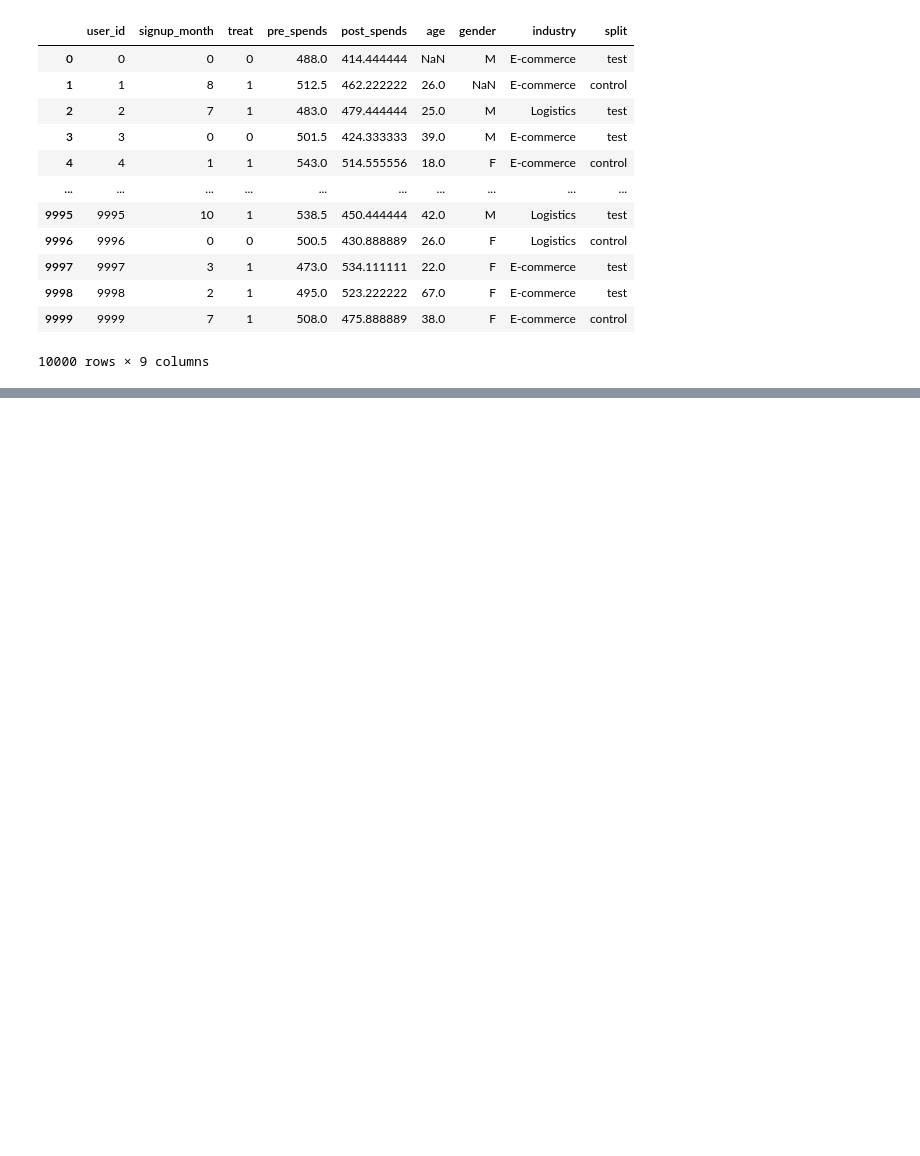
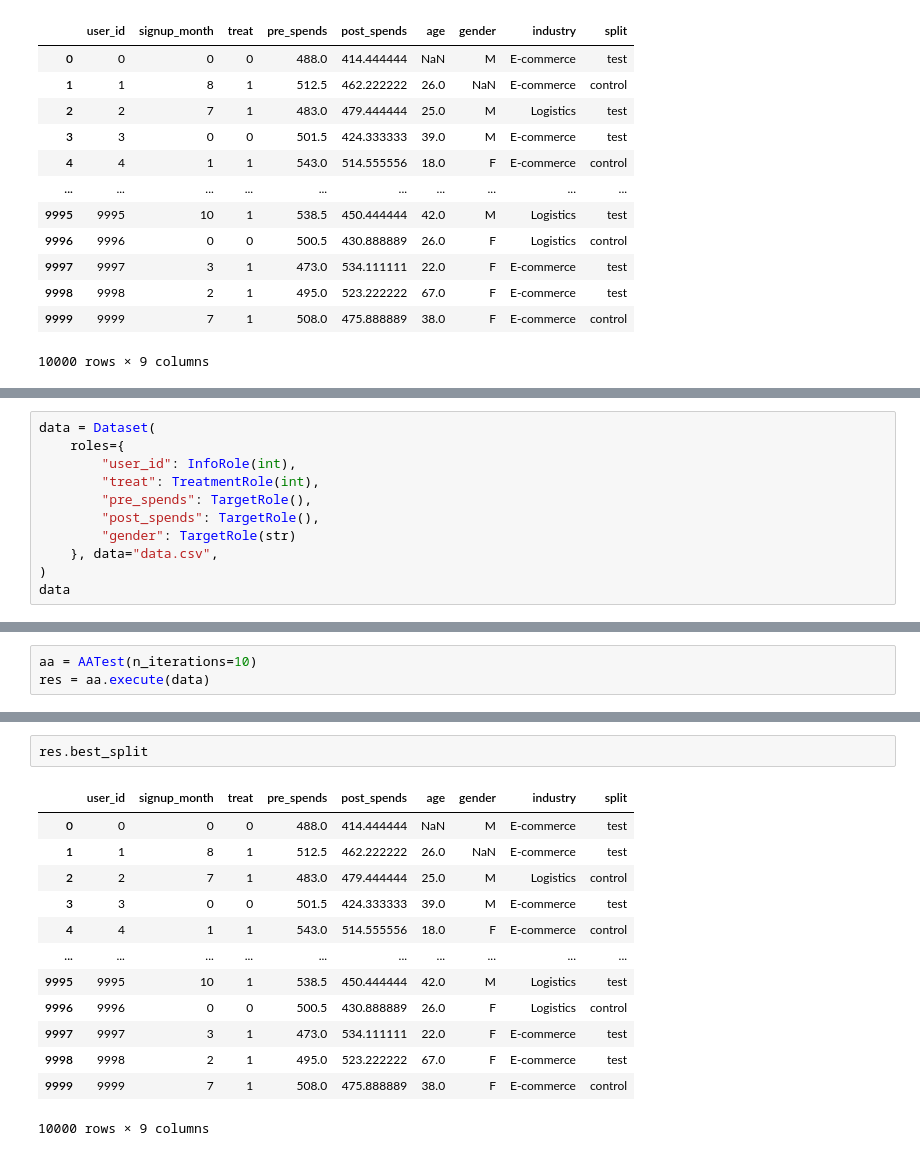
Before and after one commit to sb-ai-lab/HypEx, a Jupyter notebook: examples/tutorials/AATestTutorial.ipynb, the cells around one changed output, grey strips where cells are left out. Drawn from its saved outputs; the diff is of its cells as text; blank space fills up the shorter version.

Commit message:
aatest fixed cat target and params experiment

```diff
--- a/examples/tutorials/AATestTutorial.ipynb
+++ b/examples/tutorials/AATestTutorial.ipynb
@@ -276,0 +281,11 @@ res.experiments
+# %%
+data = Dataset(
+    roles={
+        "user_id": InfoRole(int),
+        "treat": TreatmentRole(int),
+        "pre_spends": TargetRole(),
+        "post_spends": TargetRole(),
+        "gender": TargetRole(str)
+    }, data="data.csv",
+)
+data
@@ -276,0 +306,3 @@ res.experiments
+# %%
+aa = AATest(n_iterations=10)
+res = aa.execute(data)
@@ -276,0 +325,16 @@ res.experiments
+# %%
+res.best_split
+# %% [output]
+|  | user_id | signup_month | treat | pre_spends | post_spends | age | gender | industry | split |
+| 0 | 0 | 0 | 0 | 488.0 | 414.444444 | NaN | M | E-commerce | test |
+| 1 | 1 | 8 | 1 | 512.5 | 462.222222 | 26.0 | NaN | E-commerce | test |
+| 2 | 2 | 7 | 1 | 483.0 | 479.444444 | 25.0 | M | Logistics | control |
+| 3 | 3 | 0 | 0 | 501.5 | 424.333333 | 39.0 | M | E-commerce | test |
+| 4 | 4 | 1 | 1 | 543.0 | 514.555556 | 18.0 | F | E-commerce | control |
+| ... | ... | ... | ... | ... | ... | ... | ... | ... | ... |
+| 9995 | 9995 | 10 | 1 | 538.5 | 450.444444 | 42.0 | M | Logistics | test |
+| 9996 | 9996 | 0 | 0 | 500.5 | 430.888889 | 26.0 | F | Logistics | control |
+| 9997 | 9997 | 3 | 1 | 473.0 | 534.111111 | 22.0 | F | E-commerce | test |
+| 9998 | 9998 | 2 | 1 | 495.0 | 523.222222 | 67.0 | F | E-commerce | test |
+| 9999 | 9999 | 7 | 1 | 508.0 | 475.888889 | 38.0 | F | E-commerce | control |
+10000 rows × 9 columns
```
Also changed, not shown: parts of 23 cells of this notebook, 3 other files.
